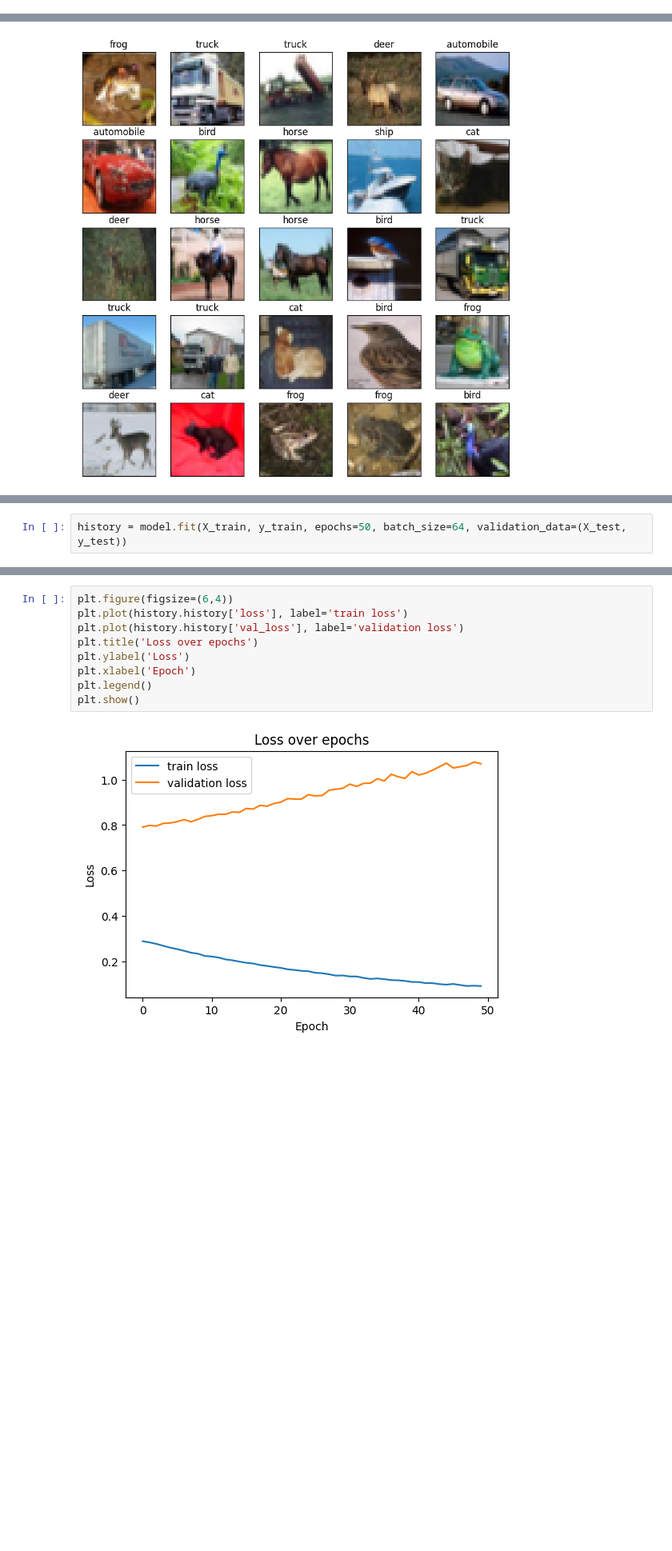
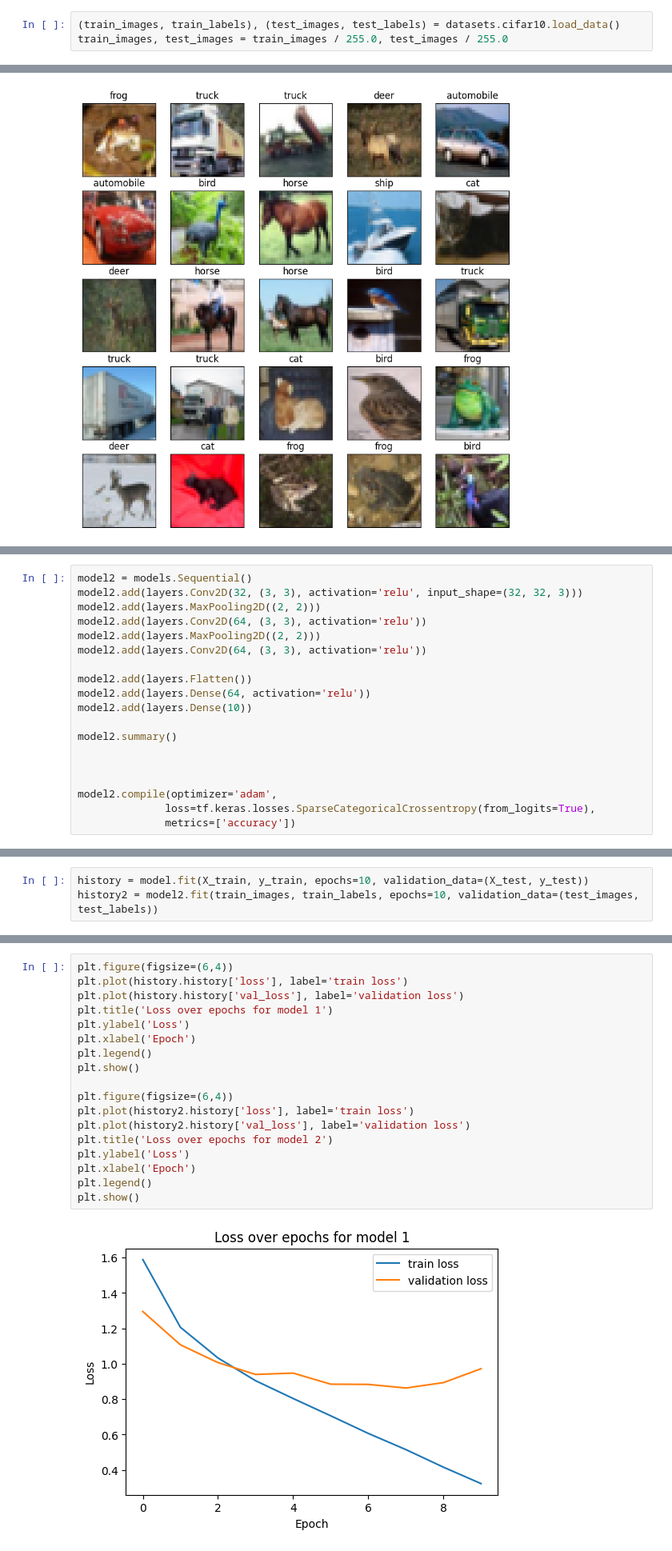
Before and after one commit to KevinChoi05/Advanced_Python, a Jupyter notebook: Final_Project.ipynb, the cells around one changed output, grey strips where cells are left out. Shown at 80% size. Saved outputs shown, nothing was run; the diff lists cells and outputs as text; blank space fills up the shorter version.

```diff
--- a/Final_Project.ipynb
+++ b/Final_Project.ipynb
@@ -10,3 +14,6 @@ from tensorflow import keras
+# %%
+(train_images, train_labels), (test_images, test_labels) = datasets.cifar10.load_data()
+train_images, test_images = train_images / 255.0, test_images / 255.0
 # %%
 tf.keras.datasets.cifar10.load_data()
 # %% [output]
@@ -187,0 +214,19 @@ WARNING:absl:There is a known slowdown when using v2.11+ Keras optimizers on M1/
+# %%
+model2 = models.Sequential()
+model2.add(layers.Conv2D(32, (3, 3), activation='relu', input_shape=(32, 32, 3)))
+model2.add(layers.MaxPooling2D((2, 2)))
+model2.add(layers.Conv2D(64, (3, 3), activation='relu'))
+model2.add(layers.MaxPooling2D((2, 2)))
+model2.add(layers.Conv2D(64, (3, 3), activation='relu'))
+
+model2.add(layers.Flatten())
+model2.add(layers.Dense(64, activation='relu'))
+model2.add(layers.Dense(10))
+
+model2.summary()
+
+
+
+model2.compile(optimizer='adam',
+              loss=tf.keras.losses.SparseCategoricalCrossentropy(from_logits=True),
+              metrics=['accuracy'])
@@ -188,3 +253,4 @@ WARNING:absl:There is a known slowdown when using v2.11+ Keras optimizers on M1/
 # %%
-history = model.fit(X_train, y_train, epochs=50, batch_size=64, validation_data=(X_test, y_test))
+history = model.fit(X_train, y_train, epochs=10, validation_data=(X_test, y_test))
+history2 = model2.fit(train_images, train_labels, epochs=10, validation_data=(test_images, test_labels))
 # %% [output]
@@ -231,11 +316,20 @@ plt.show()
 # %%
 plt.figure(figsize=(6,4))
 plt.plot(history.history['loss'], label='train loss')
 plt.plot(history.history['val_loss'], label='validation loss')
-plt.title('Loss over epochs')
+plt.title('Loss over epochs for model 1')
 plt.ylabel('Loss')
 plt.xlabel('Epoch')
 plt.legend()
 plt.show()
+
+plt.figure(figsize=(6,4))
+plt.plot(history2.history['loss'], label='train loss')
+plt.plot(history2.history['val_loss'], label='validation loss')
+plt.title('Loss over epochs for model 2')
+plt.ylabel('Loss')
+plt.xlabel('Epoch')
+plt.legend()
+plt.show()
 # %% [output]
-[figure, old version]
+[figure, new version]
```
Also changed, not shown: parts of 37 cells of this notebook.
